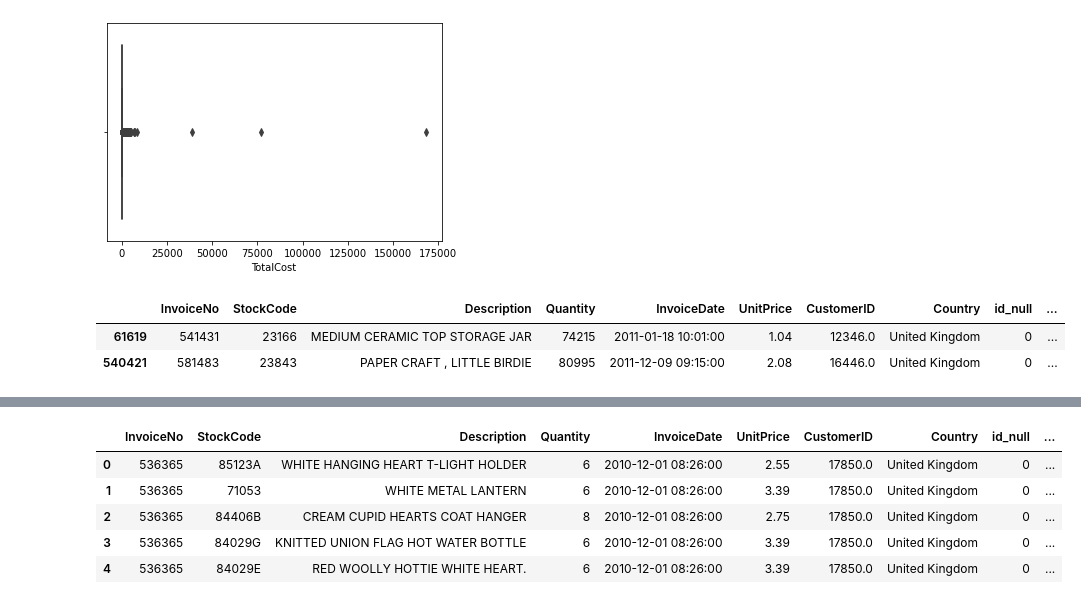
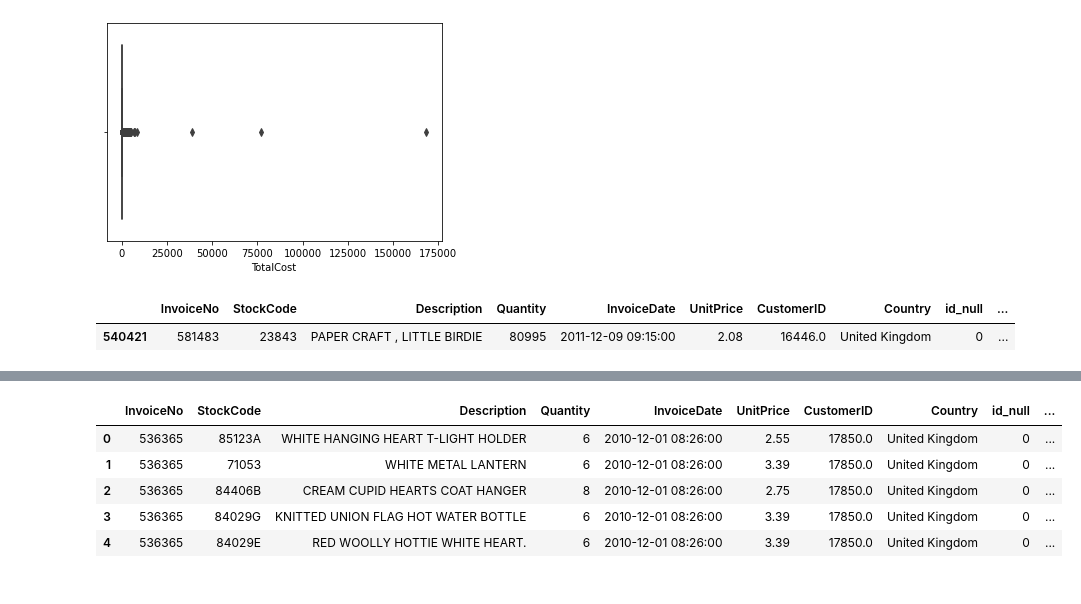
Before and after one commit to chsop/kaggle, a Jupyter notebook: RFM_cohort_segmentation/RFM_cohortanalysis_segmentation_practice.ipynb, the cells around one changed output, grey strips where cells are left out. Saved outputs shown, nothing was run; the diff lists cells and outputs as text; code cells hidden in the pictures.

```diff
--- a/RFM_cohort_segmentation/RFM_cohortanalysis_segmentation_practice.ipynb
+++ b/RFM_cohort_segmentation/RFM_cohortanalysis_segmentation_practice.ipynb
@@ -249,11 +251,10 @@ sns.boxplot(df['TotalCost'])
 <AxesSubplot:xlabel='TotalCost'>
 [figure]
 # %%
-# 총주문금액이 70000 넘어가는 이상치 데이터 확인
+# 총주문금액이 160000 넘어가는 이상치 데이터 확인
 # 1회 주문에 대량 구매한 데이터로 코호트 분석시에는 제거해주는 것이 적합할 것으로 보임
-df[df['TotalCost'] > 70000]
+df[df['TotalCost'] > 160000]
 # %% [output]
 |  | InvoiceNo | StockCode | Description | Quantity | InvoiceDate | UnitPrice | CustomerID | Country | id_null | ... |
-| 61619 | 541431 | 23166 | MEDIUM CERAMIC TOP STORAGE JAR | 74215 | 2011-01-18 10:01:00 | 1.04 | 12346.0 | United Kingdom | 0 | ... |
 | 540421 | 581483 | 23843 | PAPER CRAFT , LITTLE BIRDIE | 80995 | 2011-12-09 09:15:00 | 2.08 | 16446.0 | United Kingdom | 0 | ... |
 # %%
```
Also changed, not shown: parts of 55 cells of this notebook.
